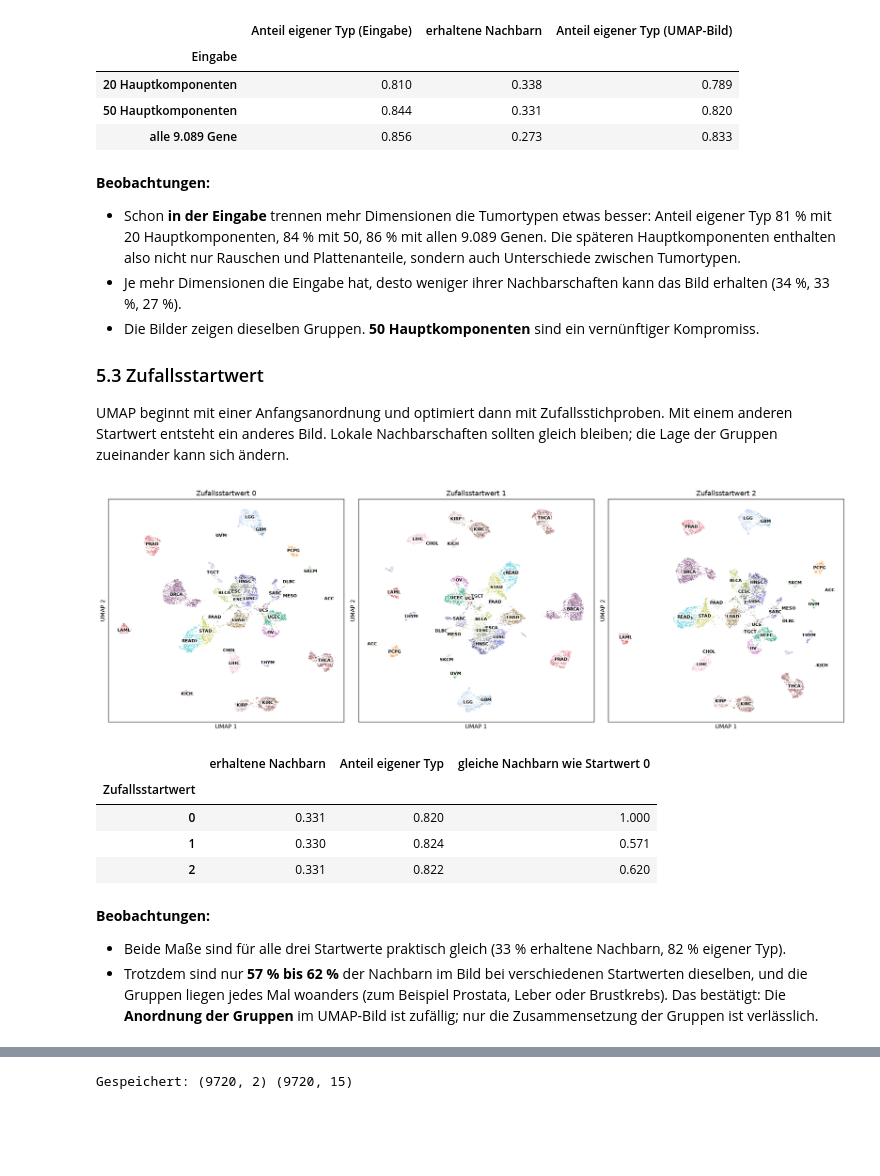
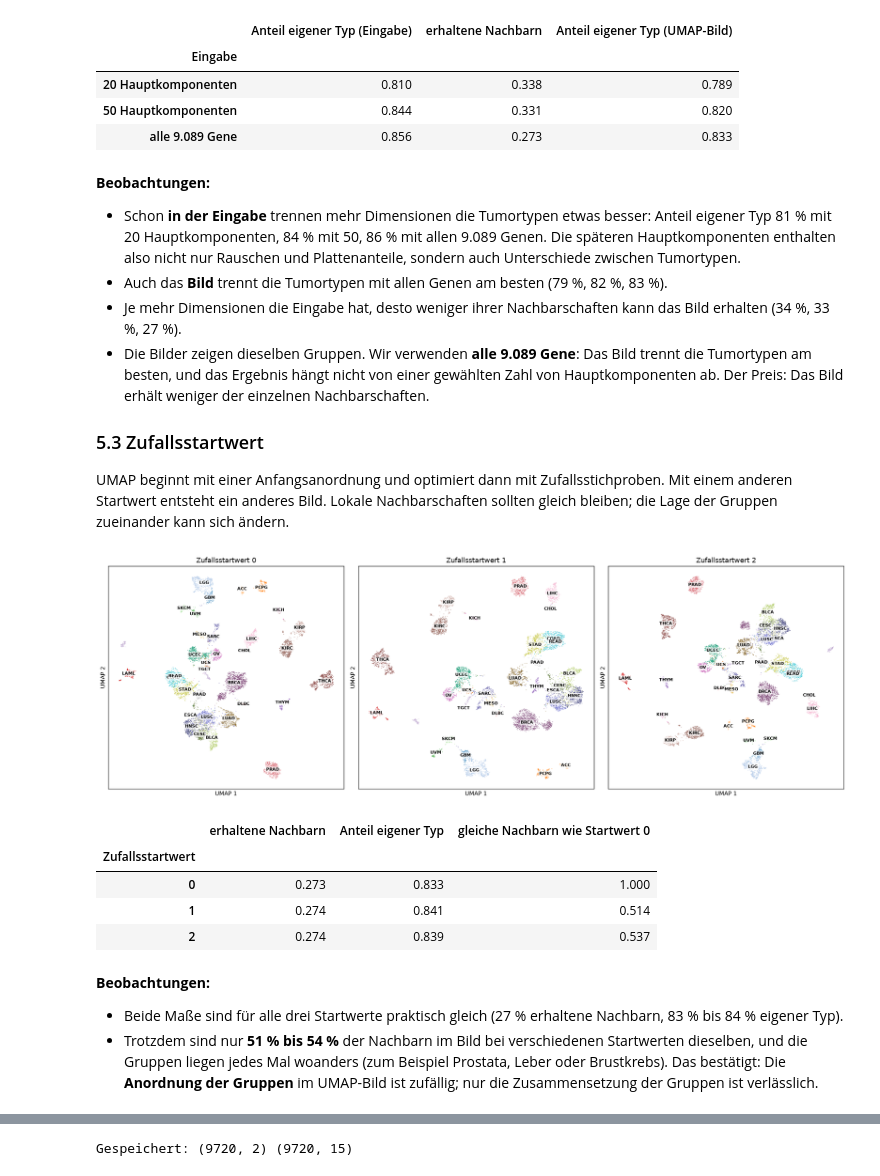
Before and after one commit to marinusgraf/ead-projekt, a Jupyter notebook: notebook_umap.ipynb, the cells around one changed output, grey strips where cells are left out. Cells and saved outputs as stored; diff of their text form; code cells hidden in the pictures; blank space fills up the shorter version.

Commit message:
umap on full dataset

```diff
--- a/notebook_umap.ipynb
+++ b/notebook_umap.ipynb
@@ -62,13 +62,13 @@ SEED = 0
 
 Die Scores der Hauptkomponenten stammen aus `notebook_pca.ipynb`, die Metadaten der Proben aus `notebook_aufbereitung.ipynb` (gleiche Zeilenreihenfolge).
 # %%
-Z = np.load(DATA_DIR / "pca_scores.npy")                          # Proben × 100 Hauptkomponenten
-explained = np.load(DATA_DIR / "pca_erklaerte_varianz.npy")
+X = np.load(DATA_DIR / "aufbereitet_matrix.npy").astype(np.float32)    # Proben × alle ausgewählten Gene, log2, zentriert
+Z = np.load(DATA_DIR / "pca_scores.npy")                               # nur für den Vergleich in Abschnitt 5.2
 meta = pd.read_csv(DATA_DIR / "aufbereitet_proben.csv", dtype={"sample_type": str, "center": str, "portion": str})
-assert len(meta) == len(Z)
-N_PC = 50
-Y = Z[:, :N_PC]
+assert len(meta) == len(X) == len(Z)
+Y = X
+EINGABE = f"alle {Y.shape[1]:,} Gene".replace(",", ".")
 study = meta["study"].to_numpy()
 n = len(Y)
-print(f"{n} Proben, Eingabe: erste {N_PC} Hauptkomponenten ({explained[:N_PC].sum():.0%} der Varianz)")
+print(f"{n} Proben, Eingabe: {EINGABE}")
 # %% [output]
@@ -131,13 +131,13 @@ def paare(nb):
 def eigener_anteil(nb):
     return pd.Series((study[nb] == study[:, None]).mean(axis=1)).groupby(study).mean().loc[TYPES]
 
-nb_pca = nachbarn(Y)
-paare_pca = paare(nb_pca)
-eigen_pca = eigener_anteil(nb_pca)
-print(f"Anteil der Nachbarn aus demselben Tumortyp: im Mittel über die Tumortypen {eigen_pca.mean():.1%}")
-print(eigen_pca.sort_values().head(8).map("{:.0%}".format).rename("Anteil eigener Typ").to_frame().T)
+nb_ein = nachbarn(Y)
+paare_ein = paare(nb_ein)
+eigen_ein = eigener_anteil(nb_ein)
+print(f"Anteil der Nachbarn aus demselben Tumortyp: im Mittel über die Tumortypen {eigen_ein.mean():.1%}")
+print(eigen_ein.sort_values().head(8).map("{:.0%}".format).rename("Anteil eigener Typ").to_frame().T)
 
-lang = paare_pca.stack().rename("Anteil").reset_index()
+lang = paare_ein.stack().rename("Anteil").reset_index()
 lang = lang[(lang["Tumortyp"] != lang["Nachbar-Tumortyp"]) & (lang["Anteil"] >= 0.05)].sort_values("Anteil", ascending=False)
 lang.assign(Name=lang["Tumortyp"].map(NAME), **{"Name Nachbar": lang["Nachbar-Tumortyp"].map(NAME)},
             Anteil=lang["Anteil"].map("{:.0%}".format)).reset_index(drop=True)
@@ -445,7 +448,7 @@ for k, d in varianten:
     Ei = E if (k, d) == (15, 0.5) else umap_2d(Y, n_neighbors=k, min_dist=d)
     einbettungen[(k, d)] = Ei
     nb_i = nachbarn(Ei)
-    zeilen.append({"n_neighbors": k, "min_dist": d, "erhaltene Nachbarn": erhalten(nb_pca, nb_i), "Anteil eigener Typ": eigener_anteil(nb_i).mean()})
+    zeilen.append({"n_neighbors": k, "min_dist": d, "erhaltene Nachbarn": erhalten(nb_ein, nb_i), "Anteil eigener Typ": eigener_anteil(nb_i).mean()})
 robust_param = pd.DataFrame(zeilen)
 
 fig, axes = plt.subplots(2, 3, figsize=(16, 10.5))
@@ -478,16 +481,13 @@ Gemessen wird immer gegen die Nachbarschaft in der **jeweiligen** Eingabe. Ab et
 # %%
-X_gene = np.load(DATA_DIR / "aufbereitet_matrix.npy")                 # Proben × alle ausgewählten Gene, zentriert
-alle_gene = f"alle {X_gene.shape[1]:,} Gene".replace(",", ".")
-eingaben = {"20 Hauptkomponenten": Z[:, :20], "50 Hauptkomponenten": Y, alle_gene: X_gene}
+eingaben = {"20 Hauptkomponenten": Z[:, :20], "50 Hauptkomponenten": Z[:, :50], EINGABE: Y}
 zeilen, einb_eingabe = [], {}
 for name, D in eingaben.items():
-    Ei = E if name == "50 Hauptkomponenten" else umap_2d(D)
+    Ei = E if name == EINGABE else umap_2d(D)
     einb_eingabe[name] = Ei
-    nb_in = nb_pca if name == "50 Hauptkomponenten" else nachbarn(D)
+    nb_in = nb_ein if name == EINGABE else nachbarn(D)
     nb_i = nachbarn(Ei)
     zeilen.append({"Eingabe": name, "Anteil eigener Typ (Eingabe)": eigener_anteil(nb_in).mean(),
                    "erhaltene Nachbarn": erhalten(nb_in, nb_i), "Anteil eigener Typ (UMAP-Bild)": eigener_anteil(nb_i).mean()})
-del X_gene
 robust_eingabe = pd.DataFrame(zeilen).set_index("Eingabe")
 
 fig, axes = plt.subplots(1, 3, figsize=(18, 6))
@@ -507,8 +507,10 @@ robust_eingabe.round(3)
 **Beobachtungen:**
 - Schon **in der Eingabe** trennen mehr Dimensionen die Tumortypen etwas besser: Anteil eigener Typ 81 % mit 20 Hauptkomponenten, 84 % mit 50, 86 % mit allen 9.089 Genen.
   Die späteren Hauptkomponenten enthalten also nicht nur Rauschen und Plattenanteile, sondern auch Unterschiede zwischen Tumortypen.
+- Auch das **Bild** trennt die Tumortypen mit allen Genen am besten (79 %, 82 %, 83 %).
 - Je mehr Dimensionen die Eingabe hat, desto weniger ihrer Nachbarschaften kann das Bild erhalten (34 %, 33 %, 27 %).
-- Die Bilder zeigen dieselben Gruppen. **50 Hauptkomponenten** sind ein vernünftiger Kompromiss.
+- Die Bilder zeigen dieselben Gruppen. Wir verwenden **alle 9.089 Gene**: Das Bild trennt die Tumortypen am besten,
+  und das Ergebnis hängt nicht von einer gewählten Zahl von Hauptkomponenten ab. Der Preis: Das Bild erhält weniger der einzelnen Nachbarschaften.
 
 ### 5.3 Zufallsstartwert
 
@@ -517,30 +519,30 @@ Lokale Nachbarschaften sollten gleich bleiben; die Lage der Gruppen zueinander k
 # %%
 zeilen, einb_seed = [], {}
 for seed in [0, 1, 2]:
     Ei = E if seed == SEED else umap_2d(Y, random_state=seed)
     einb_seed[seed] = Ei
     nb_i = nachbarn(Ei)
-    zeilen.append({"Zufallsstartwert": seed, "erhaltene Nachbarn": erhalten(nb_pca, nb_i), "Anteil eigener Typ": eigener_anteil(nb_i).mean(),
+    zeilen.append({"Zufallsstartwert": seed, "erhaltene Nachbarn": erhalten(nb_ein, nb_i), "Anteil eigener Typ": eigener_anteil(nb_i).mean(),
                    "gleiche Nachbarn wie Startwert 0": erhalten(nb_umap, nb_i)})
 robust_seed = pd.DataFrame(zeilen).set_index("Zufallsstartwert")
 
 fig, axes = plt.subplots(1, 3, figsize=(18, 6))
 for ax, (seed, Ei) in zip(axes, einb_seed.items()):
     umap_bild(ax, Ei, f"Zufallsstartwert {seed}", s=1.5)
 plt.tight_layout()
 plt.show()
 robust_seed.round(3)
 # %% [output]
-[figure, old version]
+[figure, new version]
 |  | erhaltene Nachbarn | Anteil eigener Typ | gleiche Nachbarn wie Startwert 0 |
 | Zufallsstartwert |  |  |  |
-| 0 | 0.331 | 0.820 | 1.000 |
-| 1 | 0.330 | 0.824 | 0.571 |
-| 2 | 0.331 | 0.822 | 0.620 |
+| 0 | 0.273 | 0.833 | 1.000 |
+| 1 | 0.274 | 0.841 | 0.514 |
+| 2 | 0.274 | 0.839 | 0.537 |
 # %% [markdown]
 **Beobachtungen:**
-- Beide Maße sind für alle drei Startwerte praktisch gleich (33 % erhaltene Nachbarn, 82 % eigener Typ).
-- Trotzdem sind nur **57 % bis 62 %** der Nachbarn im Bild bei verschiedenen Startwerten dieselben, und die Gruppen liegen jedes Mal woanders
+- Beide Maße sind für alle drei Startwerte praktisch gleich (27 % erhaltene Nachbarn, 83 % bis 84 % eigener Typ).
+- Trotzdem sind nur **51 % bis 54 %** der Nachbarn im Bild bei verschiedenen Startwerten dieselben, und die Gruppen liegen jedes Mal woanders
   (zum Beispiel Prostata, Leber oder Brustkrebs). Das bestätigt: Die **Anordnung der Gruppen** im UMAP-Bild ist zufällig; nur die Zusammensetzung der Gruppen ist verlässlich.
 # %% [markdown]
 ## 6. Speichern
```
Also changed, not shown: parts of 20 cells of this notebook, 7 other files.
